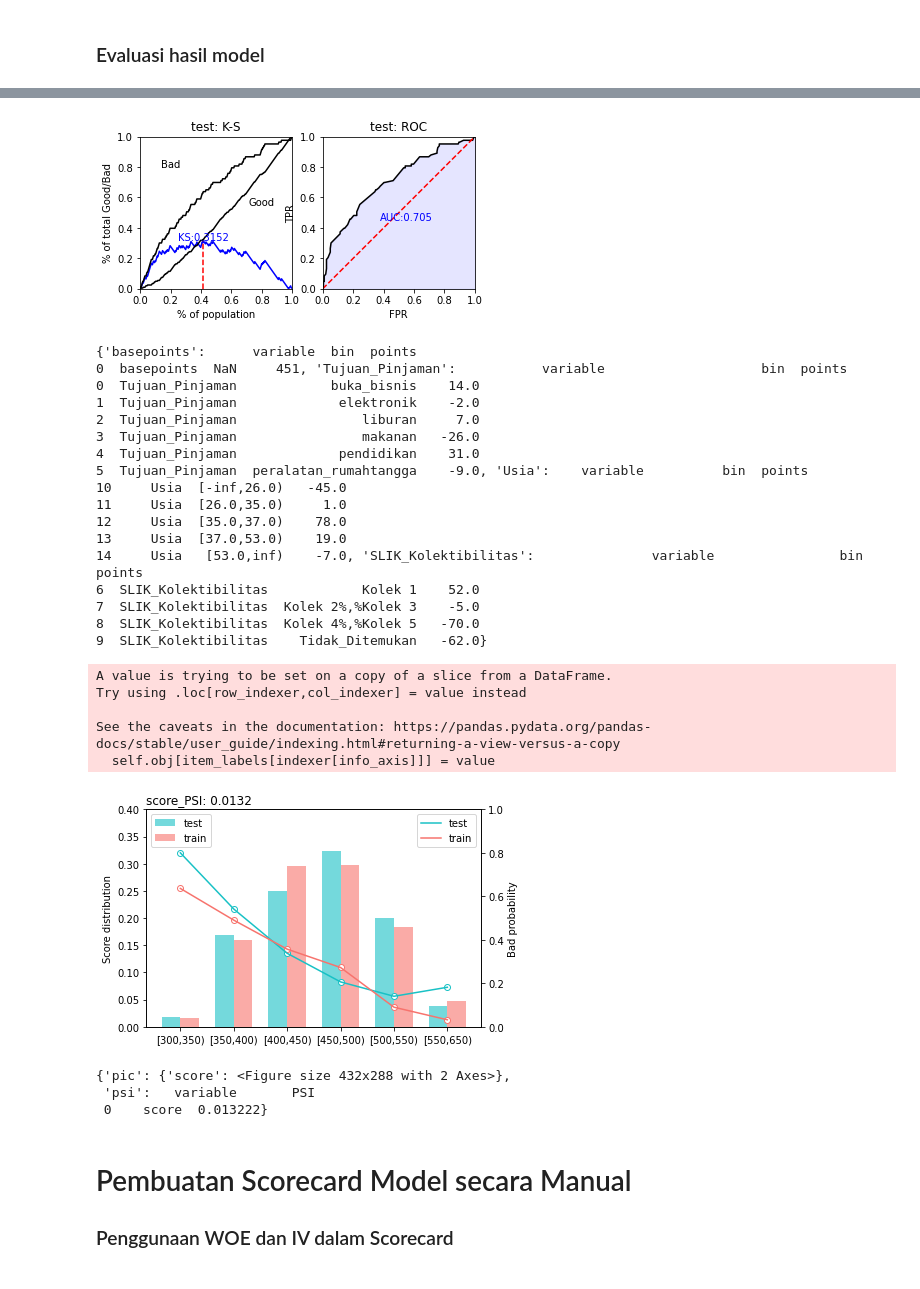
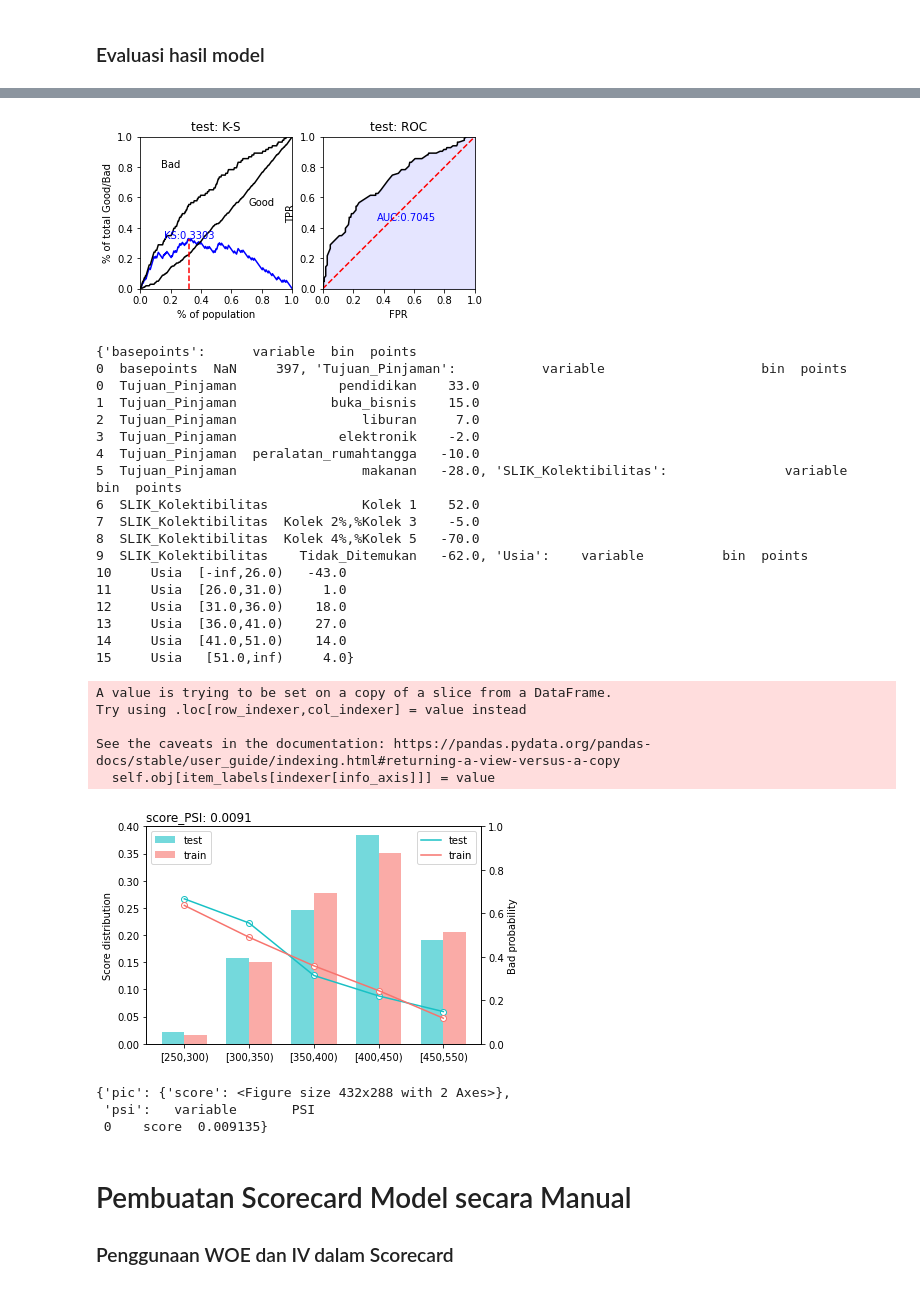
Before and after one commit to IndraLukasTjahaja/Digital_Credit_Risk, a Jupyter notebook: Pelatihan_Model_Scorecard_Kredit.ipynb, the cells around one changed output, grey strips where cells are left out. Drawn from its saved outputs; the diff is of its cells as text; code cells hidden in the pictures.

```diff
--- a/Pelatihan_Model_Scorecard_Kredit.ipynb
+++ b/Pelatihan_Model_Scorecard_Kredit.ipynb
@@ -512,8 +512,14 @@ train, test = sc.split_df(df_model, 'default').values()
 bins = sc.woebin(df_model, y="default")
 sc.woebin_plot(bins)
 
+# binning adjustment (jika tidak ada)
+breaks_adj = {
+}
 # binning adjustment (jika ada)
 breaks_adj = {
+    'Usia': [26,31,36,41,51],
+    'SLIK_Kolektibilitas': ['Kolek 1','Kolek 2%,%Kolek 3','Kolek 4%,%Kolek 5','Tidak_Ditemukan'],
+    'Tujuan_Pinjaman': ['pendidikan','buka_bisnis','liburan','elektronik','peralatan_rumahtangga','makanan']
 }
 bins_adj = sc.woebin(df_model, y="default", breaks_list=breaks_adj)
 
@@ -580,7 +586,7 @@ train_perf = sc.perf_eva(y_train, train_pred, title = "train")
 test_perf = sc.perf_eva(y_test, test_pred, title = "test")
 
 # score ------
-card = sc.scorecard(bins_adj, lr, X_train.columns)
+card = sc.scorecard(bins_adj, lr, X_train.columns, points0=500, odds0=1/10, pdo=50, basepoints_eq0=False)
 print(card)
 
 # credit score
@@ -597,30 +603,31 @@ sc.perf_psi(
-[figure, old version]
+[figure, new version]
 {'basepoints':      variable  bin  points
-0  basepoints  NaN     451, 'Tujuan_Pinjaman':           variable                    bin  points
-0  Tujuan_Pinjaman            buka_bisnis    14.0
-1  Tujuan_Pinjaman             elektronik    -2.0
+0  basepoints  NaN     397, 'Tujuan_Pinjaman':           variable                    bin  points
+0  Tujuan_Pinjaman             pendidikan    33.0
+1  Tujuan_Pinjaman            buka_bisnis    15.0
 2  Tujuan_Pinjaman                liburan     7.0
-3  Tujuan_Pinjaman                makanan   -26.0
-4  Tujuan_Pinjaman             pendidikan    31.0
-5  Tujuan_Pinjaman  peralatan_rumahtangga    -9.0, 'Usia':    variable          bin  points
-10     Usia  [-inf,26.0)   -45.0
-11     Usia  [26.0,35.0)     1.0
-12     Usia  [35.0,37.0)    78.0
-13     Usia  [37.0,53.0)    19.0
-14     Usia   [53.0,inf)    -7.0, 'SLIK_Kolektibilitas':               variable                bin  points
+3  Tujuan_Pinjaman             elektronik    -2.0
+4  Tujuan_Pinjaman  peralatan_rumahtangga   -10.0
+5  Tujuan_Pinjaman                makanan   -28.0, 'SLIK_Kolektibilitas':               variable                bin  points
 6  SLIK_Kolektibilitas            Kolek 1    52.0
 7  SLIK_Kolektibilitas  Kolek 2%,%Kolek 3    -5.0
 8  SLIK_Kolektibilitas  Kolek 4%,%Kolek 5   -70.0
-9  SLIK_Kolektibilitas    Tidak_Ditemukan   -62.0}
+9  SLIK_Kolektibilitas    Tidak_Ditemukan   -62.0, 'Usia':    variable          bin  points
+10     Usia  [-inf,26.0)   -43.0
+11     Usia  [26.0,31.0)     1.0
+12     Usia  [31.0,36.0)    18.0
+13     Usia  [36.0,41.0)    27.0
+14     Usia  [41.0,51.0)    14.0
+15     Usia   [51.0,inf)     4.0}
 A value is trying to be set on a copy of a slice from a DataFrame.
 Try using .loc[row_indexer,col_indexer] = value instead
 
 See the caveats in the documentation: https://pandas.pydata.org/pandas-docs/stable/user_guide/indexing.html#returning-a-view-versus-a-copy
   self.obj[item_labels[indexer[info_axis]]] = value
-[figure, old version]
+[figure, new version]
 {'pic': {'score': <Figure size 432x288 with 2 Axes>},
  'psi':   variable       PSI
- 0    score  0.013222}
+ 0    score  0.009135}
 # %% [markdown]
 # Pembuatan Scorecard Model secara Manual
 ### Penggunaan WOE dan IV dalam Scorecard
```
Also changed, not shown: parts of 31 cells of this notebook.
